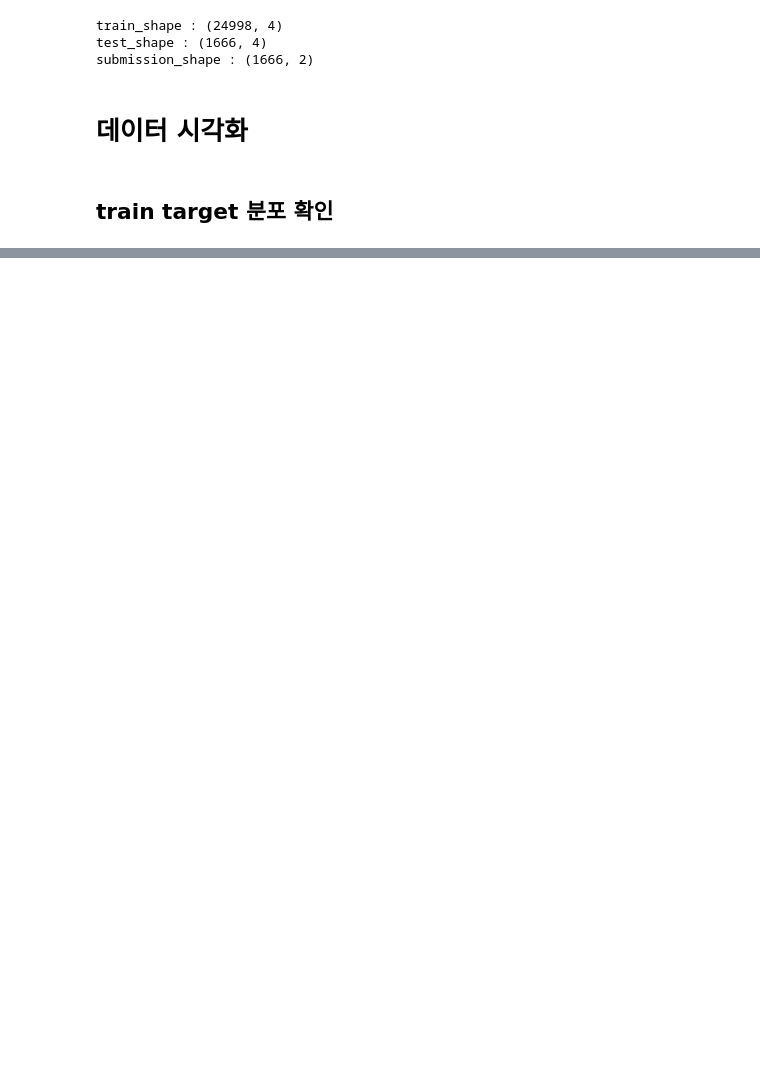
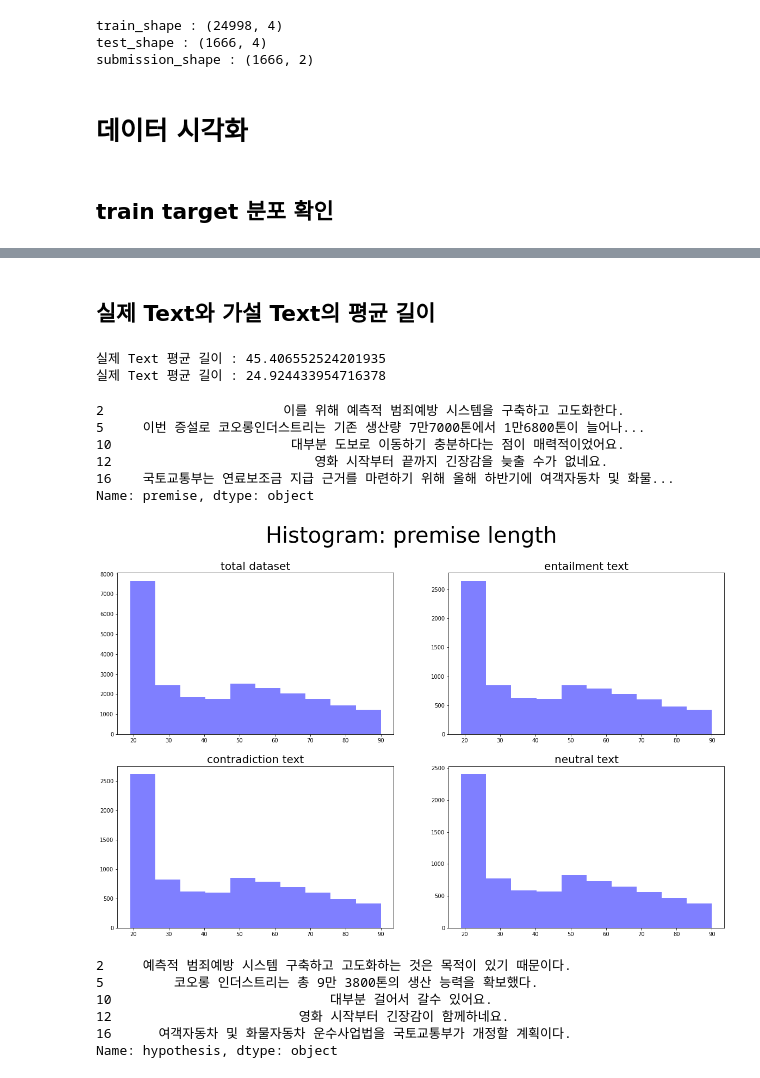
Before and after one commit to ssunggun2/2022_dacon_NLI, a Jupyter notebook: Dacon_NLI_EDA.ipynb, the cells around one changed output, grey strips where cells are left out. Saved outputs shown, nothing was run; the diff lists cells and outputs as text; code cells hidden in the pictures; blank space fills up the shorter version.

```diff
--- a/Dacon_NLI_EDA.ipynb
+++ b/Dacon_NLI_EDA.ipynb
@@ -127 +131,50 @@ findfont: Font family ['NanumBarunGothic'] not found. Falling back to DejaVu San
 [figure]
+# %% [markdown]
+## 실제 Text와 가설 Text의 평균 길이
+# %%
+premise_len_mean = np.mean(train['premise'].str.len())  # 리뷰 길이의 평균값 계산
+print('실제 Text 평균 길이 :', premise_len_mean)
+
+hypo_len_mean = np.mean(train['hypothesis'].str.len())  # 리뷰 길이의 평균값 계산
+print('실제 Text 평균 길이 :', hypo_len_mean)
+# %% [output]
+실제 Text 평균 길이 : 45.406552524201935
+실제 Text 평균 길이 : 24.924433954716378
+# %%
+# 데이터 필터링을 위한 마스크 설정 (premise 부분만)
+mask_true = (train.label == 'entailment')
+mask_false = (train.label == 'contradiction')
+mask_neutral = (train.label == 'neutral')
+
+df_train_pre = train.premise.copy()
+
+df_true = train.loc[mask_true,:].premise
+df_false = train.loc[mask_false,:].premise
+df_neu = train.loc[mask_neutral,:].premise
+
+# 세 집합을 리스트로 묶어줍니다.
+compare = [df_train_pre, df_true, df_false, df_neu]
+# %%
+df_true.head()
+# %% [output]
+2                       이를 위해 예측적 범죄예방 시스템을 구축하고 고도화한다.
+5     이번 증설로 코오롱인더스트리는 기존 생산량 7만7000톤에서 1만6800톤이 늘어나...
+10                       대부분 도보로 이동하기 충분하다는 점이 매력적이었어요.
+12                          영화 시작부터 끝까지 긴장감을 늦출 수가 없네요.
+16    국토교통부는 연료보조금 지급 근거를 마련하기 위해 올해 하반기에 여객자동차 및 화물...
+Name: premise, dtype: object
+# %%
+# 히스토그램을 사용해서 데이터의 분포를 살펴봅니다.
+plt.figure(figsize = (20,12))
+plt.suptitle("Histogram: premise length", fontsize=40)
+name = ['total dataset', 'entailment text' , 'contradiction text', 'neutral text']
+for i in range(len(compare)):
+    document = compare[i]
+    string_len = [len(x) for x in document]
+    # print(string_len)
+    plt.subplot(2,2, i+1)
+    plt.title(name[i], fontsize=20)
+    plt.hist(string_len , alpha = 0.5, color = 'b')
+plt.show()
+# %% [output]
+[figure, added]
@@ -127,0 +194,9 @@ findfont: Font family ['NanumBarunGothic'] not found. Falling back to DejaVu San
+# %%
+df_true_hypo.head()
+# %% [output]
+2     예측적 범죄예방 시스템 구축하고 고도화하는 것은 목적이 있기 때문이다.
+5         코오롱 인더스트리는 총 9만 3800톤의 생산 능력을 확보했다.
+10                            대부분 걸어서 갈수 있어요.
+12                        영화 시작부터 긴장감이 함께하네요.
+16      여객자동차 및 화물자동차 운수사업법을 국토교통부가 개정할 계획이다.
+Name: hypothesis, dtype: object
```
Also changed, not shown: parts of 12 cells of this notebook.
